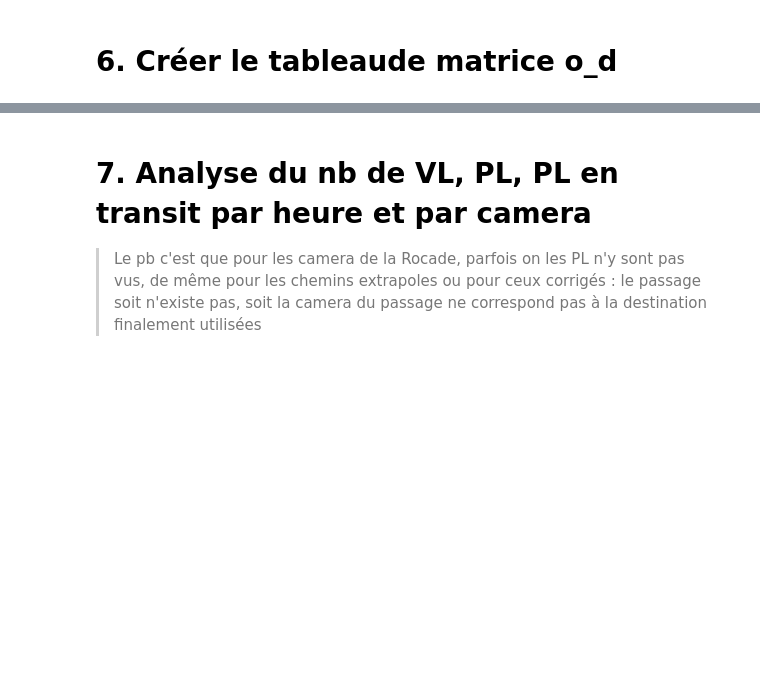
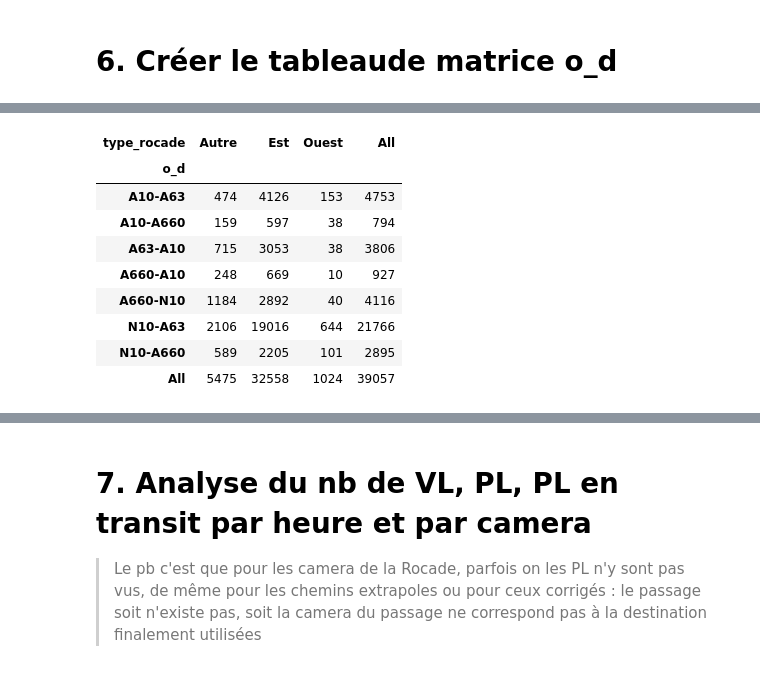
Before and after one commit to nantodevison/lapi, a Jupyter notebook: Carto_Lapi/Analyse/Donnees_postraitees.ipynb, the cells around one changed output, grey strips where cells are left out. Saved outputs shown, nothing was run; the diff lists cells and outputs as text; code cells hidden in the pictures; blank space fills up the shorter version.

Commit message:
ajout fonction differencier_rocade

```diff
--- a/Carto_Lapi/Analyse/Donnees_postraitees.ipynb
+++ b/Carto_Lapi/Analyse/Donnees_postraitees.ipynb
@@ -179,0 +209,26 @@ pd.pivot_table(df_od_final,values='l', index='origine', columns='destination',ag
+# %%
+def differencier_rocade(df_od) :
+    """
+    Séparer le trafic Rocade Est du Ouest ou inconnu, pour les trajets entre A10 ou N10 et A63 ou A660
+    en entree :
+        df_od : une df des o_d issu de l'affectation
+    en sortie :
+        pivot_type_rocade : pivot table avec en index les o_d, en column le cote de la rocade
+    """
+    def diff_type_rocade(cameras):
+        """
+        Rocade Est ou ouest ou ucune selon les cameras ayant vu les PL
+        en entree :
+            cameras : liste des cameras, attribut de la df
+        en sortie : string : Ouest, Est, Autre
+        """
+        if any(e in cameras for e in [4,3]) :
+            return 'Est'
+        elif any(e in cameras for e in [1,2]) :
+            return 'Ouest'
+        else : return 'Autre'
+    #Isoler les trajets concernes et affecte un type de Rocade
+    df_od_concernees=df_od.loc[df_od.o_d.isin(['N10-A63', 'A10-A63', 'N10-A660', 'A10-A660', 'A63-N1O',
+                                                          'A63-A10', 'A660-N10','A660-A10'])].copy()
+    df_od_concernees['type_rocade']=df_od_concernees.apply(lambda x : diff_type_rocade(x['cameras']),axis=1)
+    return pd.pivot_table(df_od_concernees,values='l', index='o_d', columns='type_rocade',aggfunc='count', margins=True)
@@ -179,0 +237,13 @@ pd.pivot_table(df_od_final,values='l', index='origine', columns='destination',ag
+# %%
+differencier_rocade(df_od_final)
+# %% [output]
+| type_rocade | Autre | Est | Ouest | All |
+| o_d |  |  |  |  |
+| A10-A63 | 474 | 4126 | 153 | 4753 |
+| A10-A660 | 159 | 597 | 38 | 794 |
+| A63-A10 | 715 | 3053 | 38 | 3806 |
+| A660-A10 | 248 | 669 | 10 | 927 |
+| A660-N10 | 1184 | 2892 | 40 | 4116 |
+| N10-A63 | 2106 | 19016 | 644 | 21766 |
+| N10-A660 | 589 | 2205 | 101 | 2895 |
+| All | 5475 | 32558 | 1024 | 39057 |
```
Also changed, not shown: parts of 15 cells of this notebook, 1 other file.
